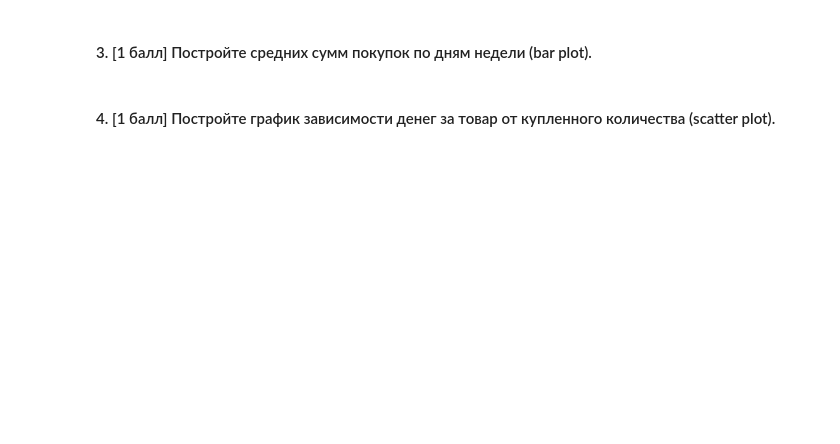
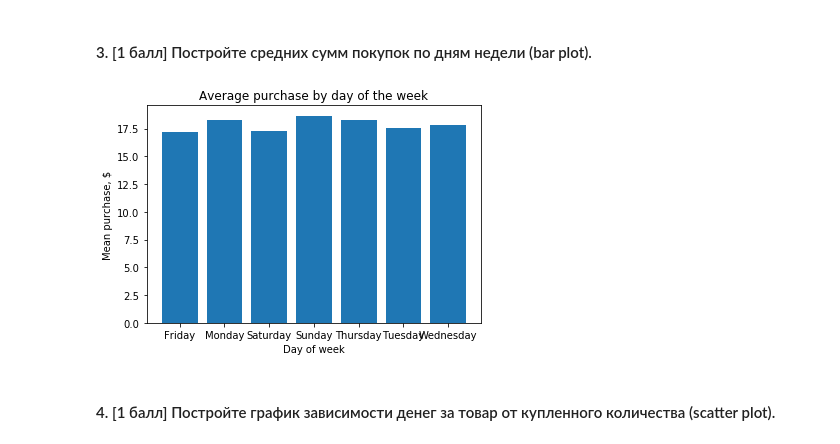
Before and after one commit to GHopperMSK/lmsu-homework, a Jupyter notebook: homework-practice-01.ipynb, the cells around one changed output. Cells and saved outputs as stored; diff of their text form; code cells hidden in the pictures; blank space fills up the shorter version.

```diff
--- a/homework-practice-01.ipynb
+++ b/homework-practice-01.ipynb
@@ -464,2 +459,15 @@ plt.show()
+# %%
+data['date'] =  pd.to_datetime(data['date'])
+
+dfTmp = pd.DataFrame(data.groupby(['order_id', 'order_price', 'date']).sum().reset_index())
+purchaseDataByDay = pd.DataFrame(dfTmp.groupby(dfTmp['date'].dt.weekday_name)['order_price'].mean())
+
+plt.bar(purchaseDataByDay.index.values, purchaseDataByDay['order_price'])
+plt.title("Average purchase by day of the week")
+plt.xlabel("Day of week")
+plt.ylabel("Mean purchase, $")
+plt.show()
+# %% [output]
+[figure, added]
 # %% [markdown]
 #### 4. [1 балл] Постройте график зависимости денег за товар от купленного количества (scatter plot).
```
Also changed, not shown: parts of 9 cells of this notebook.
